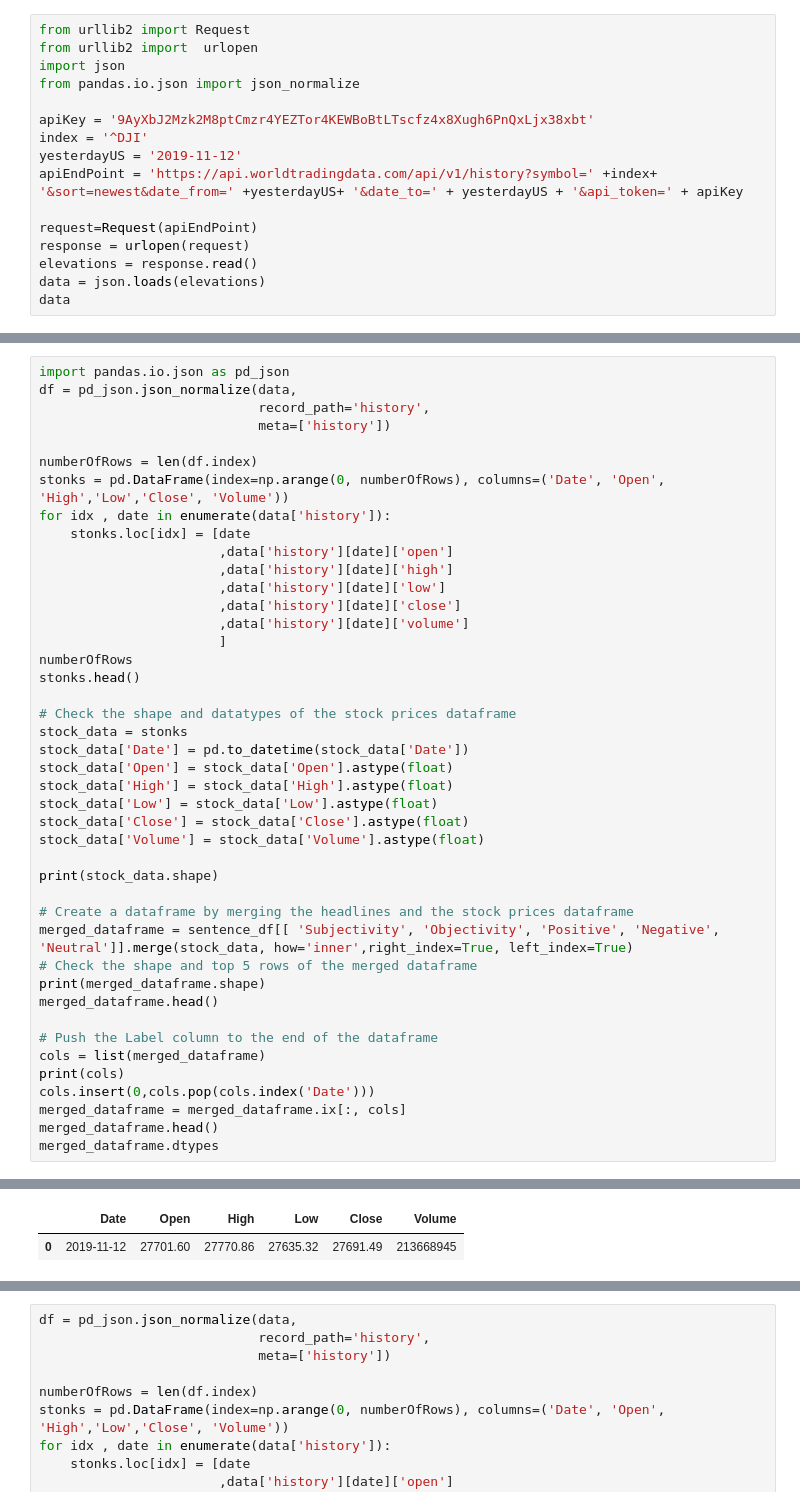
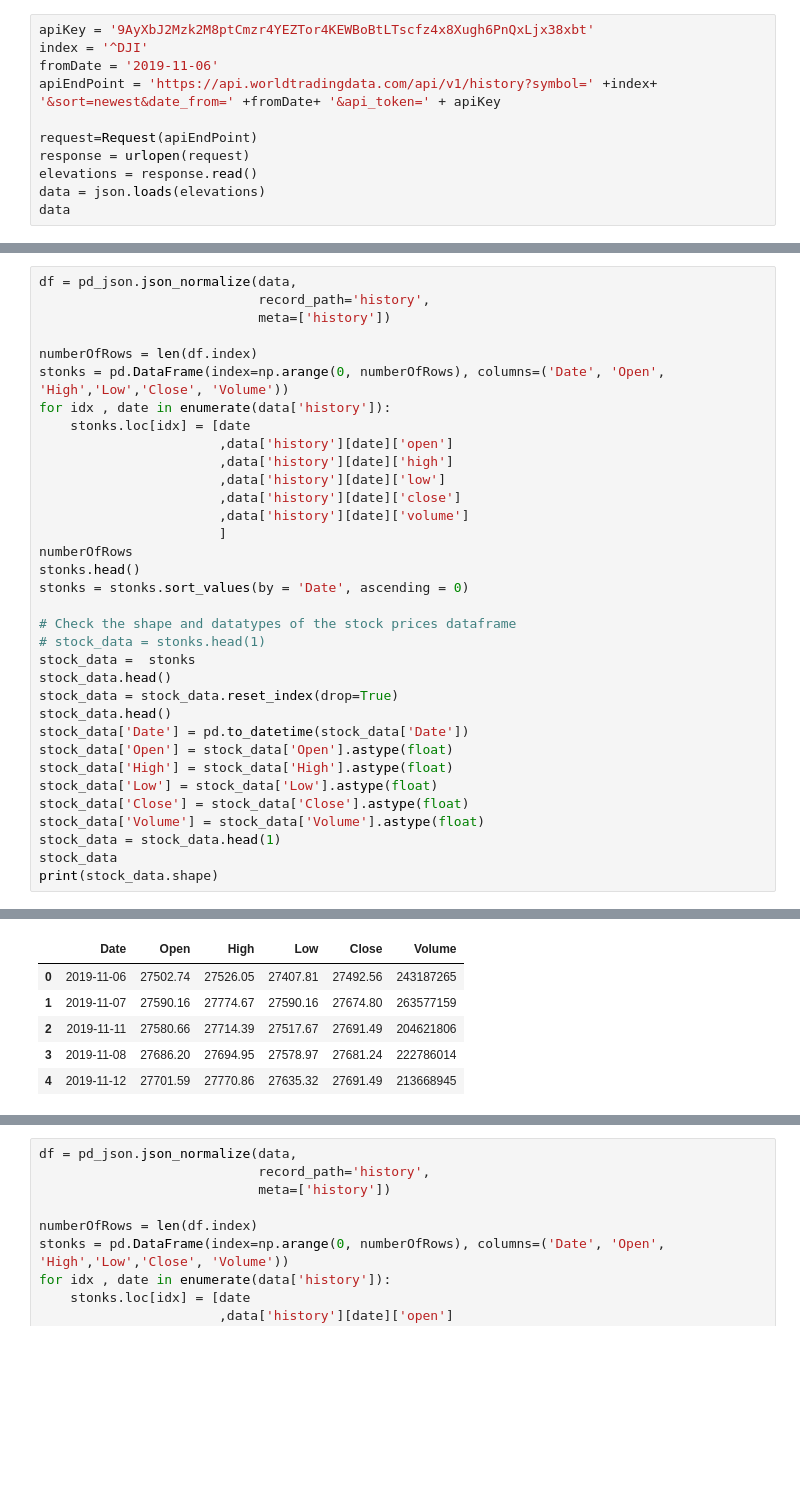
Before and after one commit to usamabaig1/Stock-Price-Prediction-Model, a Jupyter notebook: StockPredictionModelv3_DJI-Today.ipynb, the cells around one changed output, grey strips where cells are left out. Saved outputs shown, nothing was run; the diff lists cells and outputs as text; blank space fills up the shorter version.

```diff
--- a/StockPredictionModelv3_DJI-Today.ipynb
+++ b/StockPredictionModelv3_DJI-Today.ipynb
@@ -99,13 +107,8 @@ datetime.datetime(2019, 11, 12, 17, 48, 47, 794000, tzinfo=<DstTzInfo 'America/N
 # %%
-from urllib2 import Request
-from urllib2 import  urlopen
-import json
-from pandas.io.json import json_normalize
-
 apiKey = '9AyXbJ2Mzk2M8ptCmzr4YEZTor4KEWBoBtLTscfz4x8Xugh6PnQxLjx38xbt'
 index = '^DJI'
-yesterdayUS = '2019-11-12'
-apiEndPoint = 'https://api.worldtradingdata.com/api/v1/history?symbol=' +index+ '&sort=newest&date_from=' +yesterdayUS+ '&date_to=' + yesterdayUS + '&api_token=' + apiKey
+fromDate = '2019-11-06'
+apiEndPoint = 'https://api.worldtradingdata.com/api/v1/history?symbol=' +index+ '&sort=newest&date_from=' +fromDate+ '&api_token=' + apiKey
 
 request=Request(apiEndPoint)
 response = urlopen(request)
@@ -120,7 +134,6 @@ data
    u'volume': u'213668945'}},
  u'name': u'^DJI'}
 # %%
-import pandas.io.json as pd_json
 df = pd_json.json_normalize(data,
                             record_path='history',
                             meta=['history'])
@@ -137,29 +150,21 @@ for idx , date in enumerate(data['history']):
                        ]
 numberOfRows
 stonks.head()
+stonks = stonks.sort_values(by = 'Date', ascending = 0)
 
 # Check the shape and datatypes of the stock prices dataframe
-stock_data = stonks
+# stock_data = stonks.head(1)
+stock_data =  stonks
+stock_data.head()
+stock_data = stock_data.reset_index(drop=True)
+stock_data.head()
 stock_data['Date'] = pd.to_datetime(stock_data['Date'])
 stock_data['Open'] = stock_data['Open'].astype(float)
 stock_data['High'] = stock_data['High'].astype(float)
 stock_data['Low'] = stock_data['Low'].astype(float)
 stock_data['Close'] = stock_data['Close'].astype(float)
 stock_data['Volume'] = stock_data['Volume'].astype(float)
-
+stock_data = stock_data.head(1)
+stock_data
 print(stock_data.shape)
-
-# Create a dataframe by merging the headlines and the stock prices dataframe
-merged_dataframe = sentence_df[[ 'Subjectivity', 'Objectivity', 'Positive', 'Negative', 'Neutral']].merge(stock_data, how='inner',right_index=True, left_index=True)
-# Check the shape and top 5 rows of the merged dataframe
-print(merged_dataframe.shape)
-merged_dataframe.head()
-
-# Push the Label column to the end of the dataframe
-cols = list(merged_dataframe)
-print(cols)
-cols.insert(0,cols.pop(cols.index('Date')))
-merged_dataframe = merged_dataframe.ix[:, cols]
-merged_dataframe.head()
-merged_dataframe.dtypes
 # %% [output]
@@ -167,2 +172,6 @@ merged_dataframe.dtypes
 |  | Date | Open | High | Low | Close | Volume |
-| 0 | 2019-11-12 | 27701.60 | 27770.86 | 27635.32 | 27691.49 | 213668945 |
+| 0 | 2019-11-06 | 27502.74 | 27526.05 | 27407.81 | 27492.56 | 243187265 |
+| 1 | 2019-11-07 | 27590.16 | 27774.67 | 27590.16 | 27674.80 | 263577159 |
+| 2 | 2019-11-11 | 27580.66 | 27714.39 | 27517.67 | 27691.49 | 204621806 |
+| 3 | 2019-11-08 | 27686.20 | 27694.95 | 27578.97 | 27681.24 | 222786014 |
+| 4 | 2019-11-12 | 27701.59 | 27770.86 | 27635.32 | 27691.49 | 213668945 |
```
Also changed, not shown: parts of 25 cells of this notebook, 2 other files.
